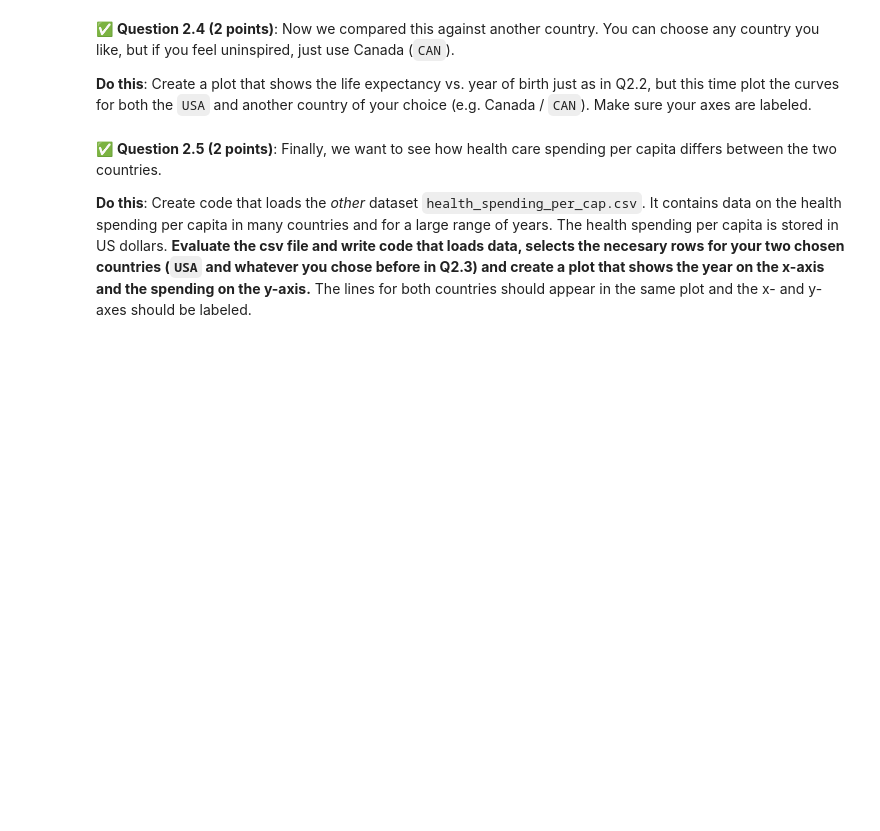
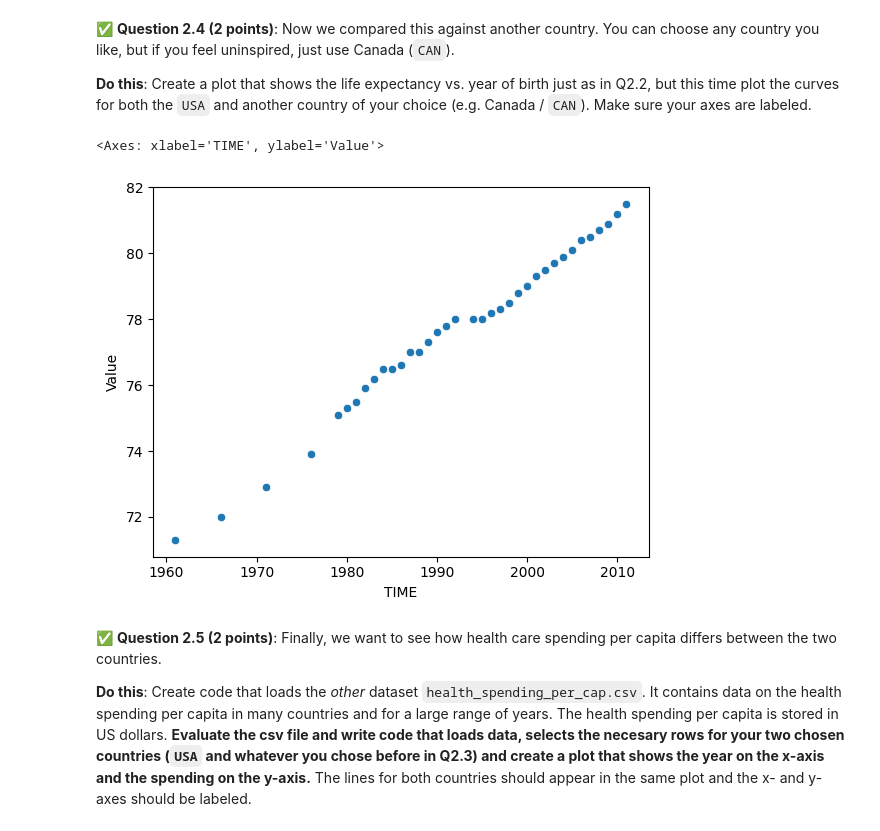
Before and after one commit to JustinTrannn/midterm_practice, a Jupyter notebook: CMSE202_PracticeMidterm.ipynb, the cells around one changed output. Drawn from its saved outputs; the diff is of its cells as text; code cells hidden in the pictures; blank space fills up the shorter version.

```diff
--- a/CMSE202_PracticeMidterm.ipynb
+++ b/CMSE202_PracticeMidterm.ipynb
@@ -84,3 +122,11 @@ You will need to download two files from this repository, `health_spending_per_c
+# %%
+### Put your code here
+CAN_life_expect = life_expect[life_expect['LOCATION'] == 'CAN']
+
+sns.scatterplot(data=CAN_life_expect, x='TIME', y='Value')
+# %% [output]
+<Axes: xlabel='TIME', ylabel='Value'>
+[figure, added]
 # %% [markdown]
 &#9989; **Question 2.5 (2 points)**: Finally, we want to see how health care spending per capita differs between the two countries.
 
```
Also changed, not shown: parts of 11 cells of this notebook.
